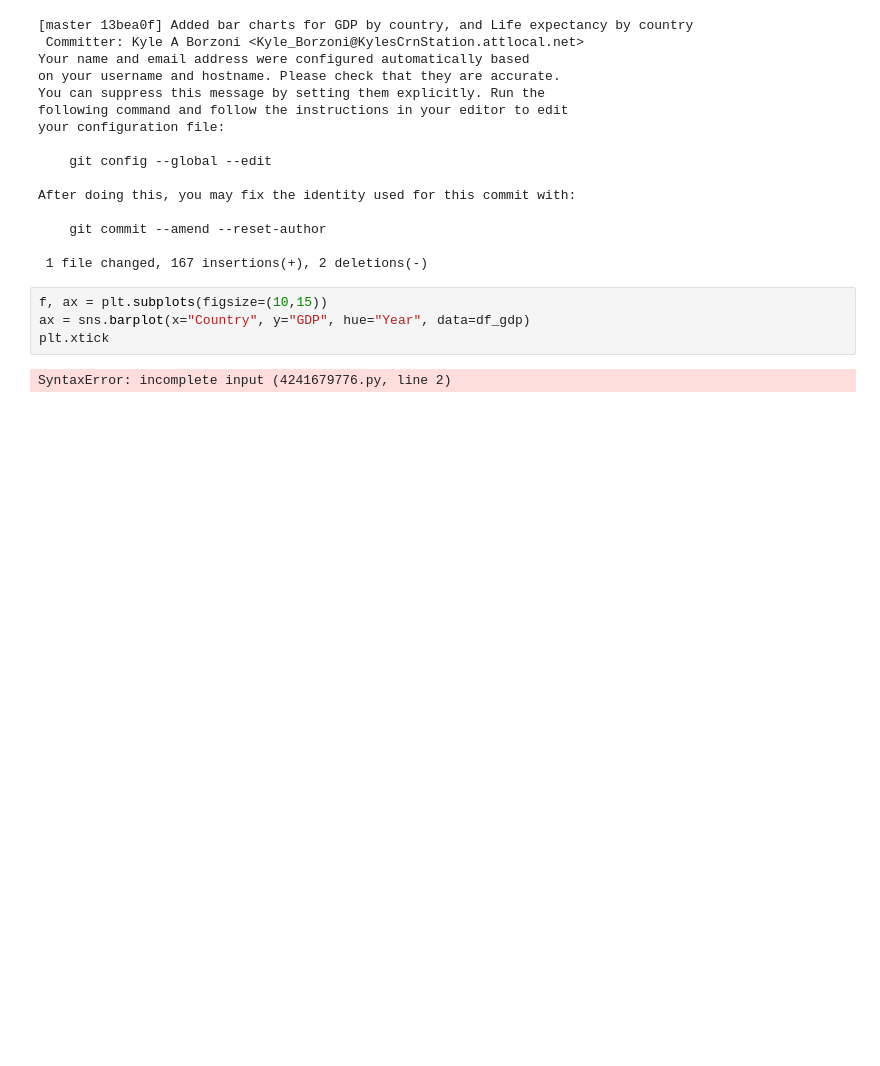
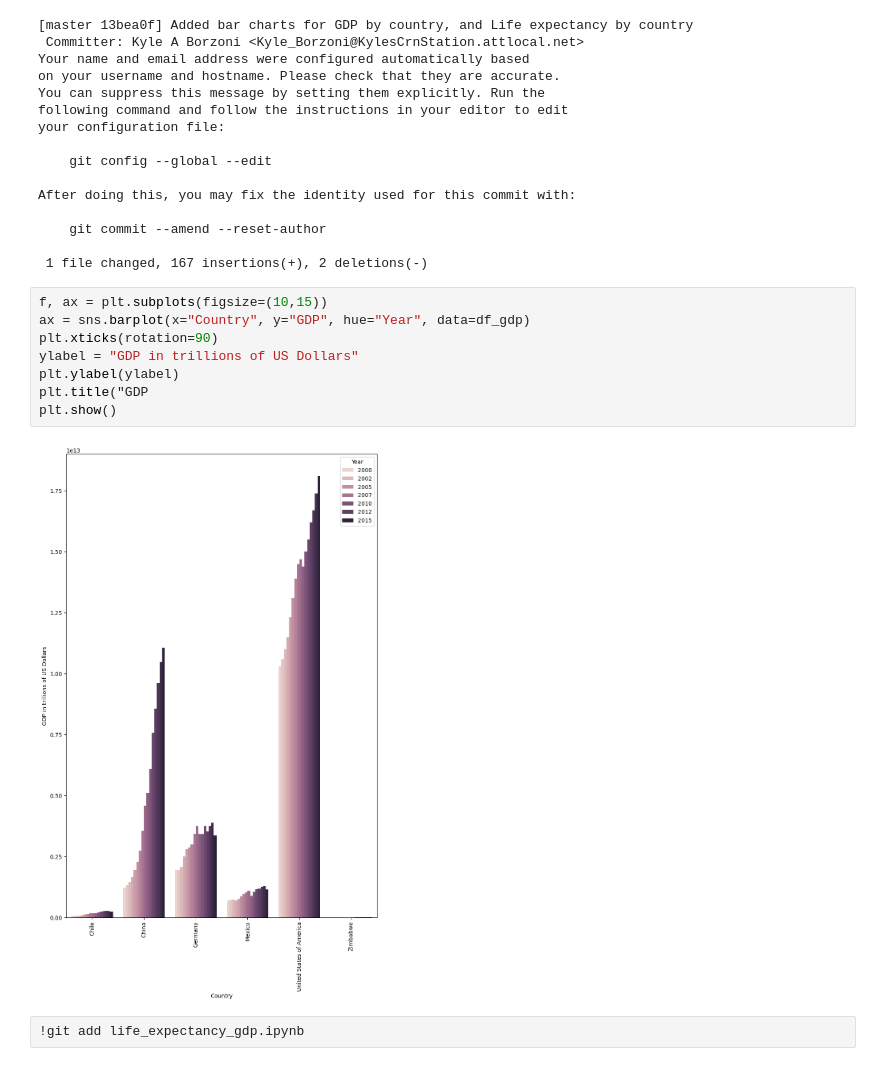
Before and after one commit to Kyloni417/life_expectancy_gdp_proj, a Jupyter notebook: life_expectancy_gdp.ipynb, the cells around one changed output. Cells and saved outputs as stored; diff of their text form; blank space fills up the shorter version.

```diff
--- a/life_expectancy_gdp.ipynb
+++ b/life_expectancy_gdp.ipynb
@@ -136,6 +136,12 @@ After doing this, you may fix the identity used for this commit with:
 # %%
 f, ax = plt.subplots(figsize=(10,15))
 ax = sns.barplot(x="Country", y="GDP", hue="Year", data=df_gdp)
-plt.xtick
+plt.xticks(rotation=90)
+ylabel = "GDP in trillions of US Dollars"
+plt.ylabel(ylabel)
+plt.title("GDP
+plt.show()
 # %% [output]
-SyntaxError: incomplete input (4241679776.py, line 2)
+[figure, added]
+# %%
+!git add life_expectancy_gdp.ipynb
```
Also changed, not shown: parts of 2 cells of this notebook.
